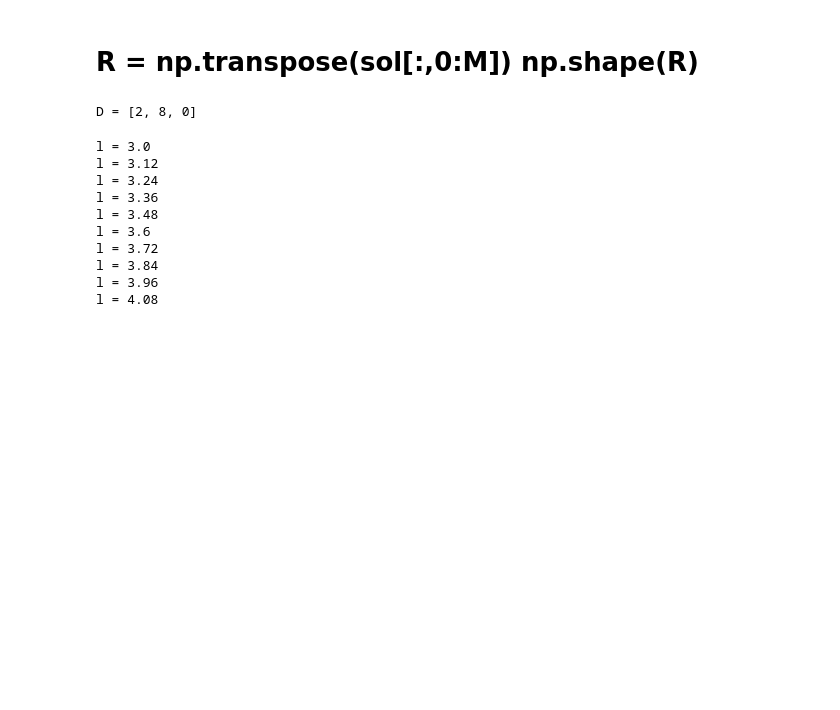
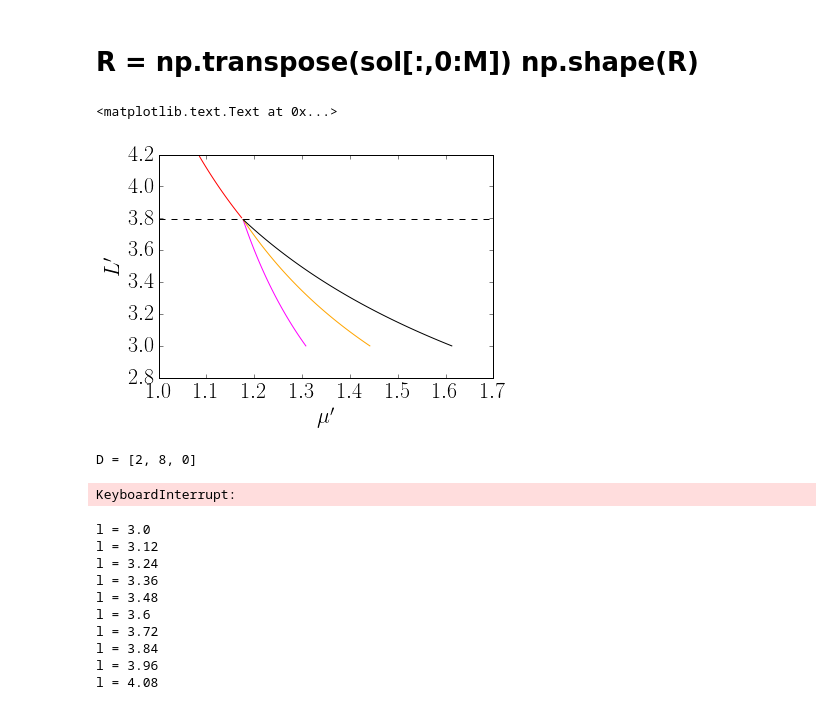
Before and after one commit to reand705/IGP, a Jupyter notebook: Method_Of_LinesIGP_MAX.ipynb, the cells around one changed output. Drawn from its saved outputs; the diff is of its cells as text; code cells hidden in the pictures; blank space fills up the shorter version.

```diff
--- a/Method_Of_LinesIGP_MAX.ipynb
+++ b/Method_Of_LinesIGP_MAX.ipynb
@@ -430,6 +430,81 @@ plt.axis([0,140,0,20])
 [figure]
 # %% [markdown]
 # R = np.transpose(sol[:,0:M]) np.shape(R)
+# %%
+#SEARCH FOR PARAMETERS FOR BEAUTIFUL PLOTS
+Nl = 100 #Número de pontos de L
+Nmu = 100 #Número de pontos de MU
+L = [3 + 0.012*j for j in range(0,Nl)]
+MU = [0.7 + 0.013*i for i in range(0,Nmu)]
+t = np.linspace(0,Tmax,N)
+m1 = 1.05
+m2 = 0.95
+gamma = 1.4
+alpha = 2.0
+beta = 1.0
+amplitude = 10
+
+Rfinal = np.zeros((Nl,Nmu))
+C1final = np.zeros((Nl,Nmu))
+C2final = np.zeros((Nl,Nmu))
+
+#escolha os Ds
+D1 = 2.0
+D2 = 8.0
+DR = 1.0
+
+MU1 = np.zeros(Nl)
+MU2 = np.zeros(Nl)
+MU3 = np.zeros(Nl)
+MU4 = np.zeros(Nl)
+
+#ax = plt.subplots(figsize=(8, 8))
+
+for i in range (0,Nl):
+    d_1 = D1/(L[i]**2)
+    d_2 = D2/(L[i]**2)
+    d_r = DR/(L[i]**2)
+    #mus determinado pelo método variacional
+    MU1[i] = mu_1()
+    MU2[i] = mu_2()
+    MU3[i] = mu_3()
+    MU4[i] = mu_4()
+
+#Mu_i's
+if gamma < 1 and (D2/m2 - D1*gamma/m1)*1/(gamma - 1) > 0: #Coexistência se L > Lc
+    newL = [L[i] for i in range(0,Nl) if L[i] < Lc()]
+    plt.plot(MU1[len(newL):],L[len(newL):],color = 'magenta')
+    plt.plot(MU2[len(newL):],L[len(newL):],color = 'orange')
+    plt.plot(MU3[len(newL):],L[len(newL):],color = 'black')
+    plt.plot(MU4[0:len(newL)],newL,color = 'red')
+
+elif gamma < 1:
+    plt.plot(MU1,L,color = 'blue')
+    plt.plot(MU2,L,color = 'magenta')
+    plt.plot(MU3,L,color = 'black')
+
+elif gamma > 1 and (D2/m2 - D1*gamma/m1)*1/(gamma - 1) > 0: #Coexistência se L < Lc
+    newL = [L[i] for i in range(0,Nl) if L[i] < Lc()]
+    plt.plot(MU1[0:len(newL)],newL,color = 'magenta')
+    plt.plot(MU2[0:len(newL)],newL,color = 'orange')
+    plt.plot(MU3[0:len(newL)],newL,color = 'black')
+    plt.plot(MU4[len(newL):],L[len(newL):],color = 'red')
+
+elif gamma > 1:
+    plt.plot(MU4,L,color = 'red')
+
+#Lc
+
+plt.axhline(y=Lc(), color='black', linestyle='--')
+
+#plt.axis([0.7,2,3,4.1]) #Lembrar: gamma = 0.5 -> L [0.8,2.0] mu [0,25]. gamma = 1.5 -> L [1.5,2.7] mu [0,12.5]
+plt.xlabel(r"$\mu'$")
+plt.ylabel(r"$L'$")
+#plt.title(r"$D_R = %.0f,D_1 = %.0f,D_2 = %.0f,\gamma = %.1f$" %(DR, D1, D2, gamma))
+#plt.savefig("Plots/g%dD1%dDR%d.png" %(gamma*10,D1,DR))
+# %% [output]
+<matplotlib.text.Text at 0x...>
+[figure, added]
 # %%
 #Gera os dados para fazer o gráfico L x mu
 Nl = 10 #Número de pontos de L
@@ -442,7 +517,6 @@ m2 = 0.95
 gamma = 1.4
 alpha = 0.9
 beta = 0.9
-amplitude = 10
 
 D = [[2,8,0]]
 for d in D:
@@ -462,6 +536,7 @@ for d in D:
                     % (amplitude,l,DR,D1,D2,mu,gamma),sol)
 # %% [output]
 D = [2, 8, 0]
+KeyboardInterrupt:
 # %%
 #faz o gráfico L x mu
 #Parte 1) Leia os dados, pegue o maximo das densidades no instante final
```
Also changed, not shown: parts of 1 cell of this notebook.
